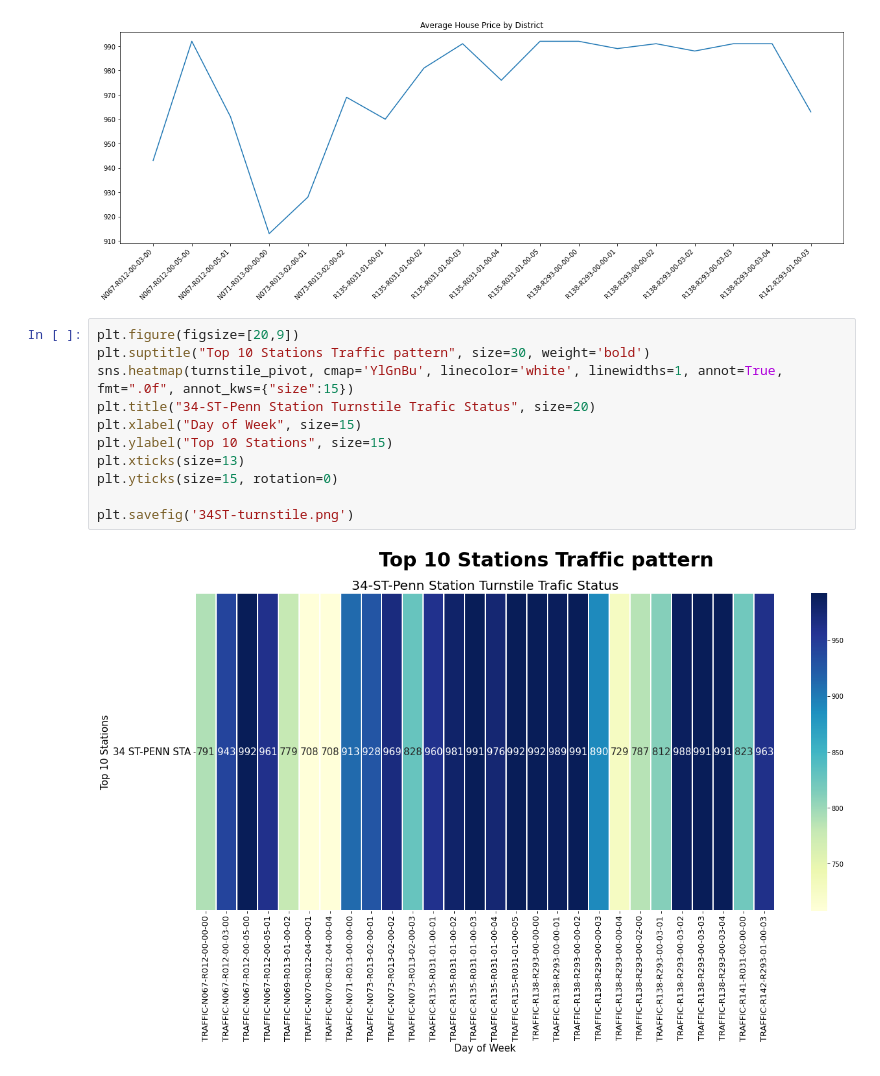
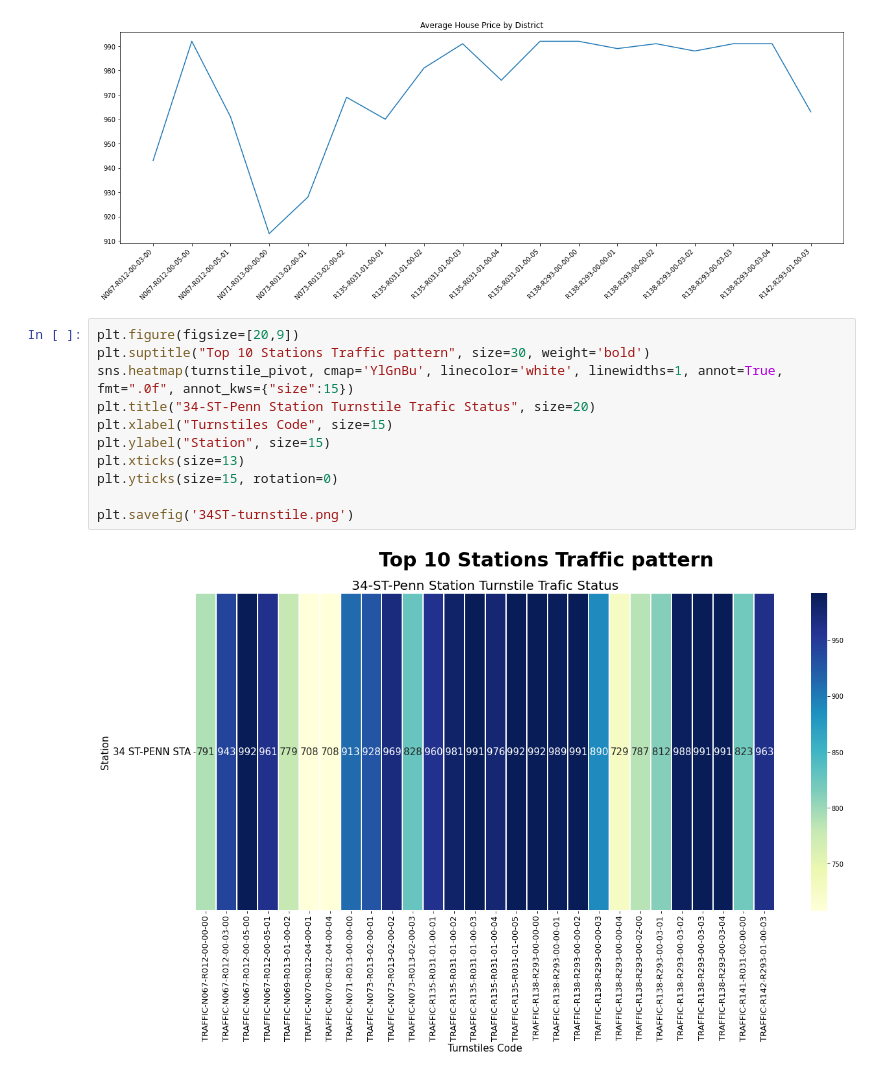
Before and after one commit to HayrullahKaraman/Machine_Learning_Project, a Jupyter notebook: MTA_EDA_Final.ipynb, the cells around one changed output. Saved outputs shown, nothing was run; the diff lists cells and outputs as text.

```diff
--- a/MTA_EDA_Final.ipynb
+++ b/MTA_EDA_Final.ipynb
@@ -209,13 +209,13 @@ plt.title("Average House Price by District");
 # %%
 plt.figure(figsize=[20,9])
 plt.suptitle("Top 10 Stations Traffic pattern", size=30, weight='bold')
 sns.heatmap(turnstile_pivot, cmap='YlGnBu', linecolor='white', linewidths=1, annot=True, fmt=".0f", annot_kws={"size":15})
 plt.title("34-ST-Penn Station Turnstile Trafic Status", size=20)
-plt.xlabel("Day of Week", size=15)
-plt.ylabel("Top 10 Stations", size=15)
+plt.xlabel("Turnstiles Code", size=15)
+plt.ylabel("Station", size=15)
 plt.xticks(size=13)
 plt.yticks(size=15, rotation=0)
 
 plt.savefig('34ST-turnstile.png')
 # %% [output]
-[figure, old version]
+[figure, new version]
```
